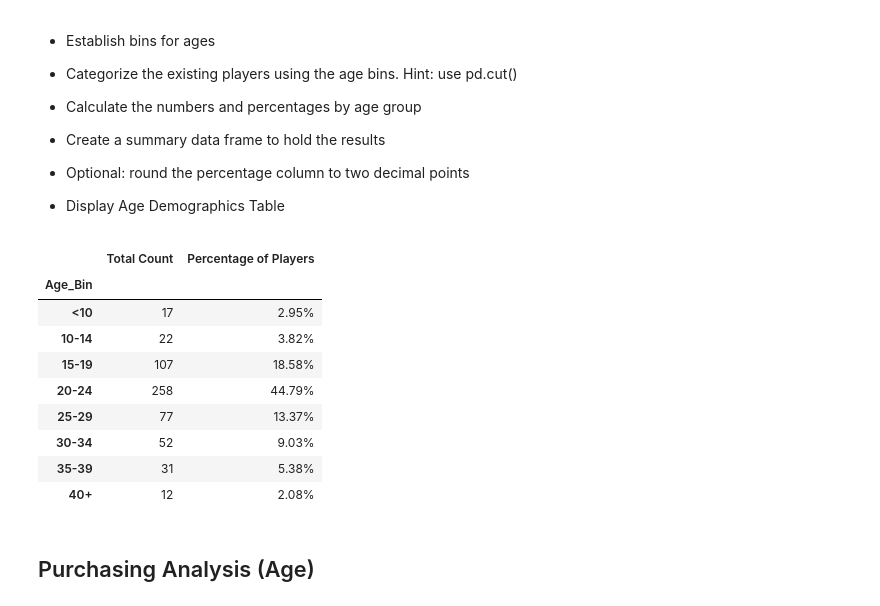
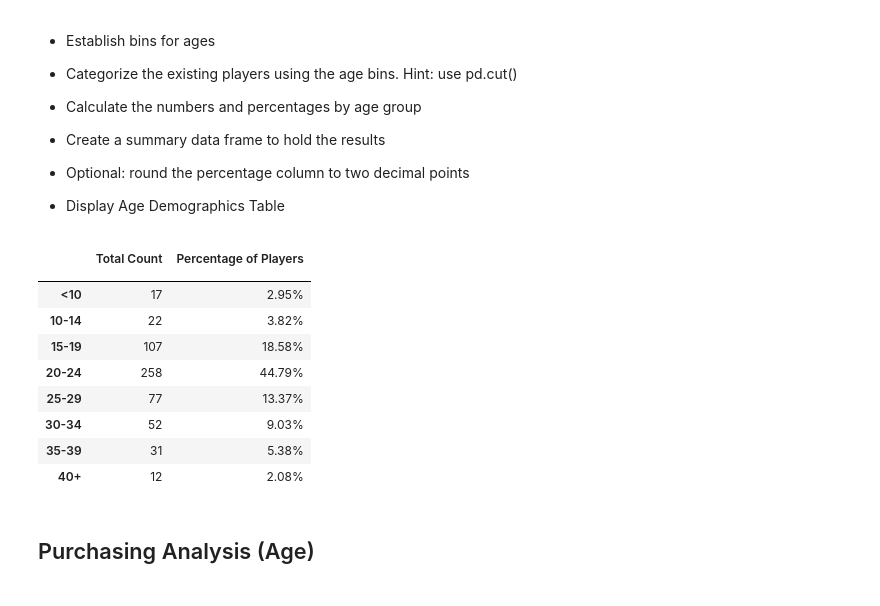
Before and after one commit to patrickfspring/Game-Purchase-Analysis-using-Pandas, a Jupyter notebook: HeroesOfPymoli/HeroesOfPymoli_starter.ipynb, the cells around one changed output. Cells and saved outputs as stored; diff of their text form; code cells hidden in the pictures.

```diff
--- a/HeroesOfPymoli/HeroesOfPymoli_starter.ipynb
+++ b/HeroesOfPymoli/HeroesOfPymoli_starter.ipynb
@@ -29,0 +18,6 @@ total_players
+# %%
+total_player_count = purchase_data_df["SN"].value_counts().count()
+total_players = [[purchase_data_df["SN"].value_counts().count()]]
+
+tp_df = pd.DataFrame(total_players, columns = ['Total Players'])
+tp_df
@@ -160,26 +165,27 @@ Gender2_df.style.format({"Average Purchase Price": "${:2,.2f}", "Total Purchase
 # %%
 bins = [0, 9, 14, 19, 24, 29, 34, 39, 100]
 group_labels = ["<10", "10-14", "15-19", "20-24", "25-29", "30-34", "35-39", "40+"]
 
 purchase_data_df["Age_Bin"] = pd.cut(purchase_data_df['Age'],bins=bins,labels=group_labels)
 agebin_group = purchase_data_df.groupby("Age_Bin")
 agebin_group["SN"].nunique()
 
 
 players_per_group = agebin_group["SN"].nunique()
 players_per_agebin_df = pd.DataFrame(agebin_group["SN"].nunique())
-pct_of_players_per_agebin_df = pd.DataFrame((players_per_group/total_players))
+pct_of_players_per_agebin_df = pd.DataFrame((players_per_group/total_player_count))
 #pct_of_players_df.head(20)
 players_per_agebin_df = players_per_agebin_df.merge(pct_of_players_per_agebin_df, on="Age_Bin")
 players_per_agebin_df = players_per_agebin_df.rename(columns={"SN_x": "Total Count"})
 players_per_agebin_df = players_per_agebin_df.rename(columns={"SN_y": "Percentage of Players"})
 players_per_agebin_df['Percentage of Players'] = pd.Series(["{0:.2f}%".format(val * 100) for val in players_per_agebin_df['Percentage of Players']],
       index = players_per_agebin_df.index)
 
+players_per_agebin_df.index.name = " "
 players_per_agebin_df.head(20)
 # %% [output]
 |  | Total Count | Percentage of Players |
-| Age_Bin |  |  |
+|  |  |  |
 | <10 | 17 | 2.95% |
 | 10-14 | 22 | 3.82% |
 | 15-19 | 107 | 18.58% |
```
Also changed, not shown: parts of 9 cells of this notebook.
